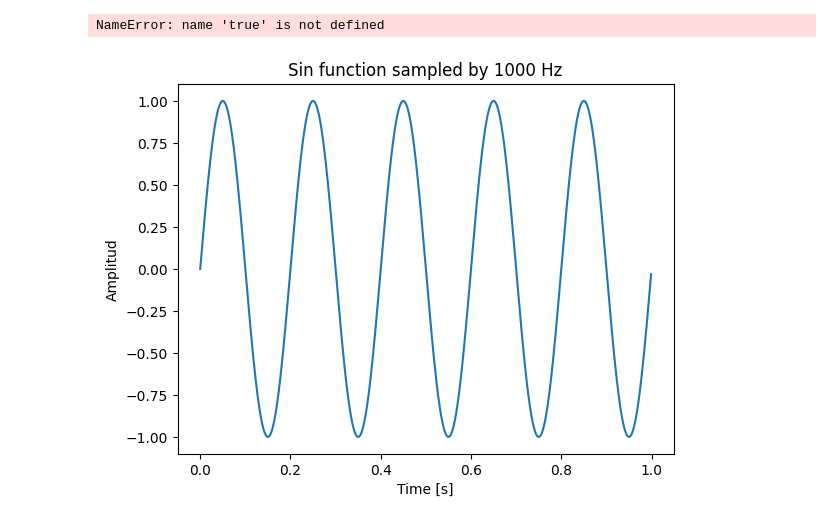
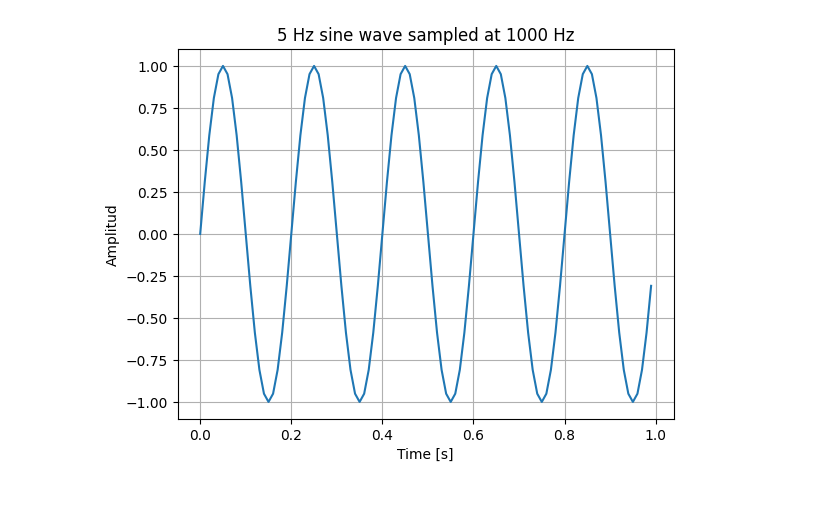
Before and after one commit to dsvallespir/dsp-python, a Jupyter notebook: session1.ipynb, the cells around one changed output. Cells and saved outputs as stored; diff of their text form; code cells hidden in the pictures.

```diff
--- a/session1.ipynb
+++ b/session1.ipynb
@@ -3,23 +28,22 @@
 # %%
 import numpy as np
 import matplotlib.pyplot as plt
 
 # params
 
-fs = 1000
-T = 1.0
-f0 = 5
+fs = 100   # sampling frecuency
+T = 1.0     # time
+f0 = 5      # angular frecuency
 
 t = np.arange(0, T, 1/fs)   # time vector
 x = np.sin(2 * np.pi * f0 * t)
 
 plt.figure()
 plt.plot(t, x)
 plt.xlabel("Time [s]")
 plt.ylabel("Amplitud")
 plt.title("5 Hz sine wave sampled at 1000 Hz")
 plt.grid(True)
 plt.show()
 # %% [output]
-NameError: name 'true' is not defined
-[figure, old version]
+[figure, new version]
```
Also changed, not shown: parts of 3 cells of this notebook.
